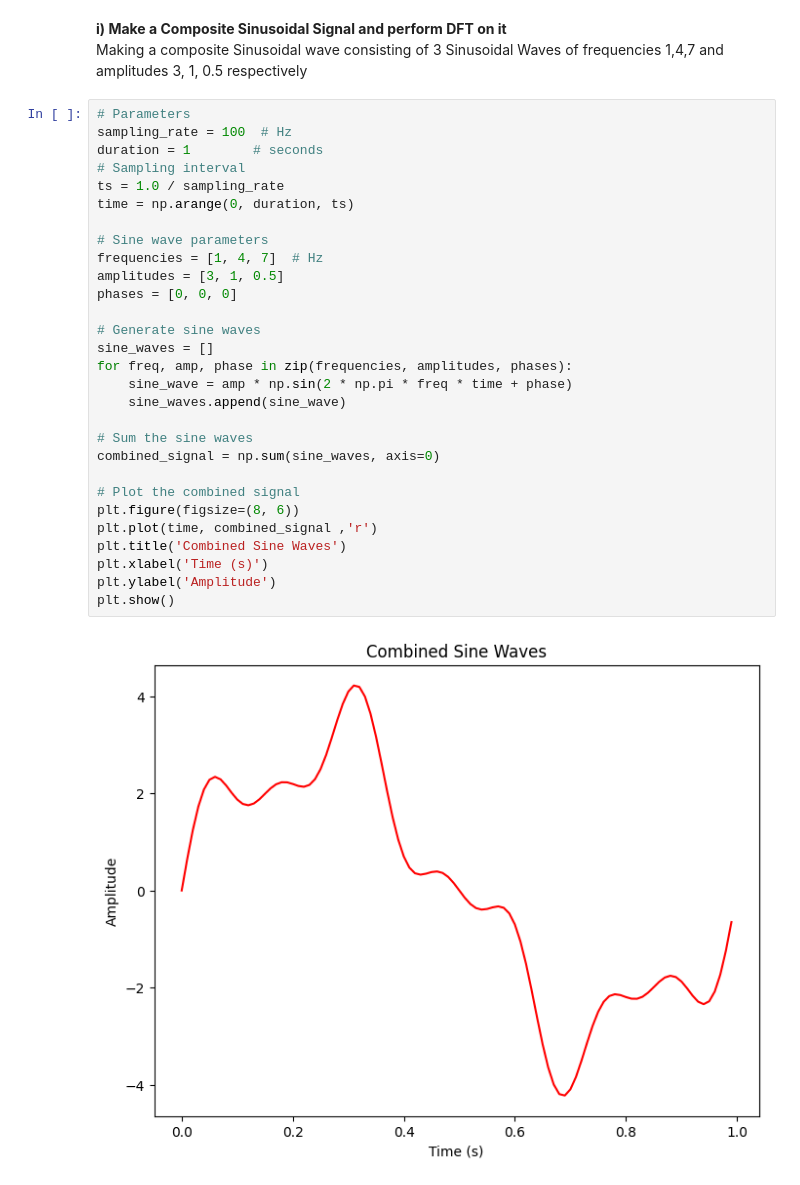
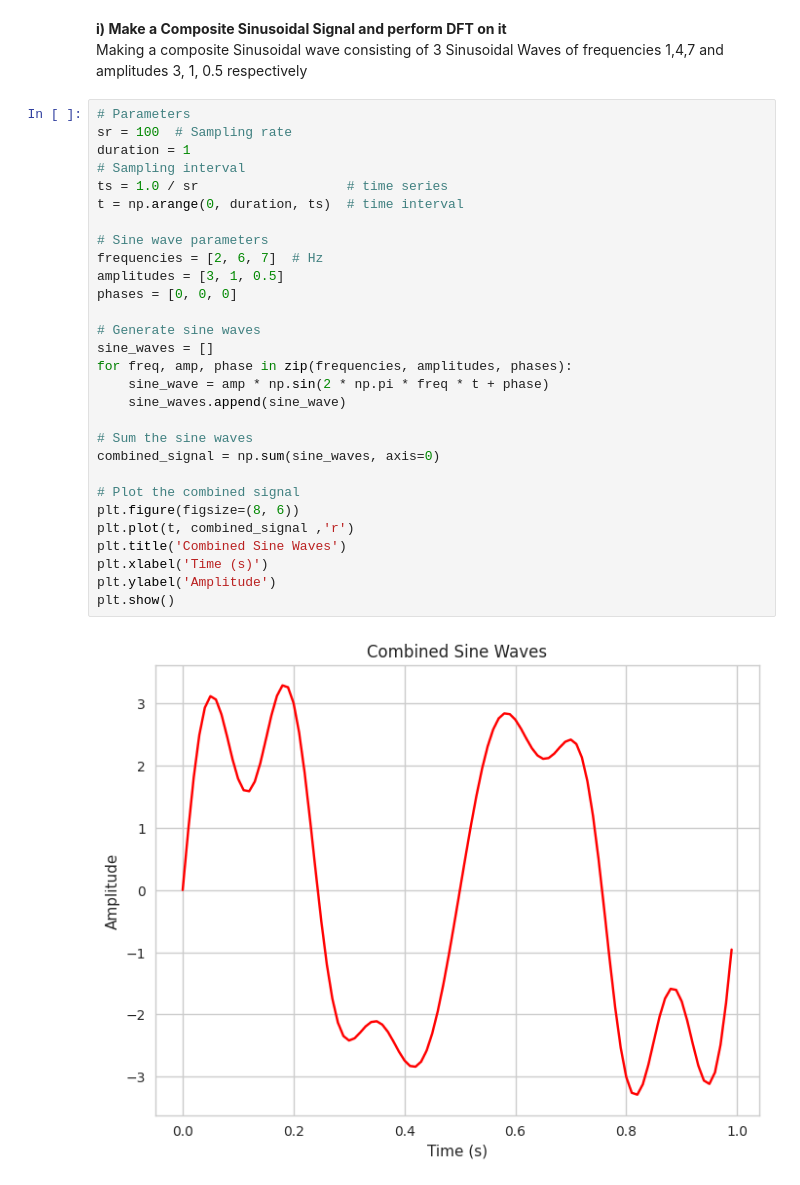
Before and after one commit to justsaumit/MCC, a Jupyter notebook: Lab02/Lab02-DFT.ipynb, the cells around one changed output. Drawn from its saved outputs; the diff is of its cells as text.

```diff
--- a/Lab02/Lab02-DFT.ipynb
+++ b/Lab02/Lab02-DFT.ipynb
@@ -12,35 +12,35 @@ import matplotlib.pyplot as plt
 Making a composite Sinusoidal wave consisting of 3 Sinusoidal Waves of frequencies 1,4,7 and amplitudes 3, 1, 0.5 respectively
 # %%
 # Parameters
-sampling_rate = 100  # Hz
-duration = 1        # seconds
+sr = 100  # Sampling rate
+duration = 1
 # Sampling interval
-ts = 1.0 / sampling_rate
-time = np.arange(0, duration, ts)
+ts = 1.0 / sr                   # time series
+t = np.arange(0, duration, ts)  # time interval
 
 # Sine wave parameters
-frequencies = [1, 4, 7]  # Hz
+frequencies = [2, 6, 7]  # Hz
 amplitudes = [3, 1, 0.5]
 phases = [0, 0, 0]
 
 # Generate sine waves
 sine_waves = []
 for freq, amp, phase in zip(frequencies, amplitudes, phases):
-    sine_wave = amp * np.sin(2 * np.pi * freq * time + phase)
+    sine_wave = amp * np.sin(2 * np.pi * freq * t + phase)
     sine_waves.append(sine_wave)
 
 # Sum the sine waves
 combined_signal = np.sum(sine_waves, axis=0)
 
 # Plot the combined signal
 plt.figure(figsize=(8, 6))
-plt.plot(time, combined_signal ,'r')
+plt.plot(t, combined_signal ,'r')
 plt.title('Combined Sine Waves')
 plt.xlabel('Time (s)')
 plt.ylabel('Amplitude')
 plt.show()
 # %% [output]
-[figure, old version]
+[figure, new version]
 # %%
 def DFT(x):
     N = len(x)
```
Also changed, not shown: parts of 20 cells of this notebook.
